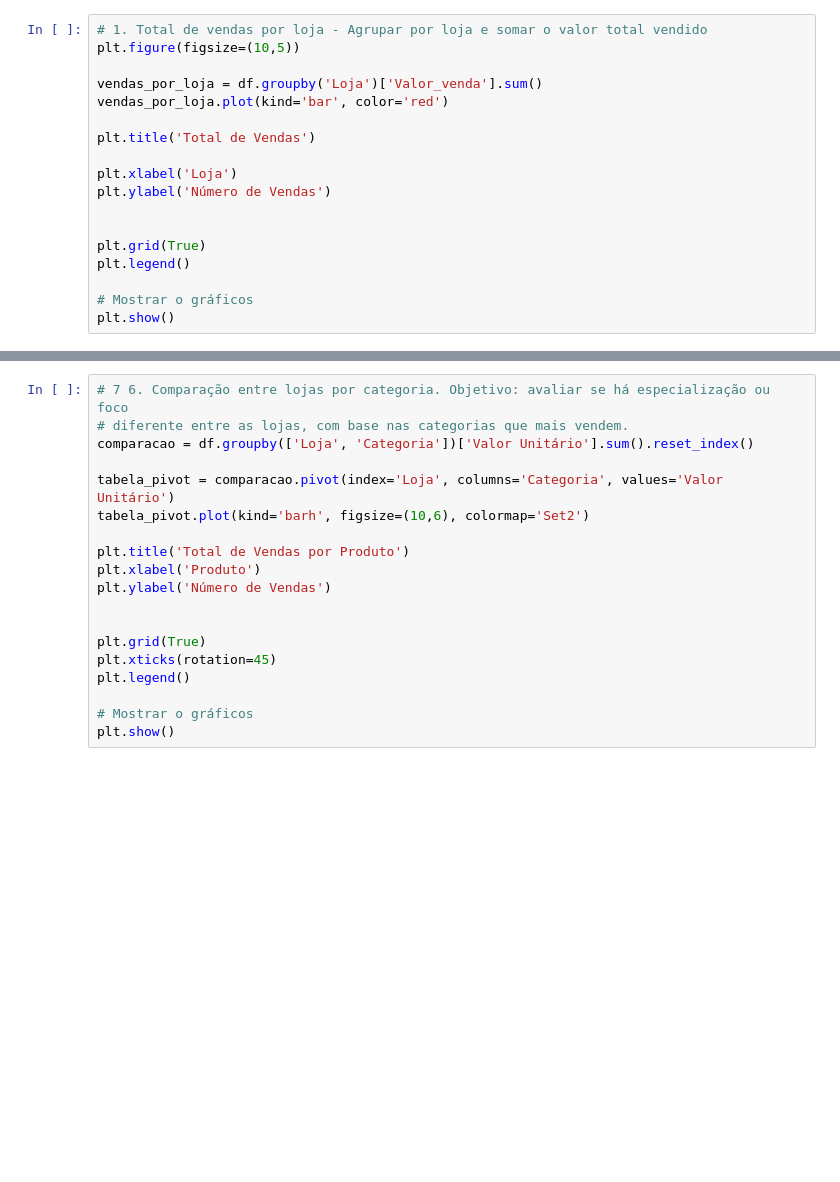
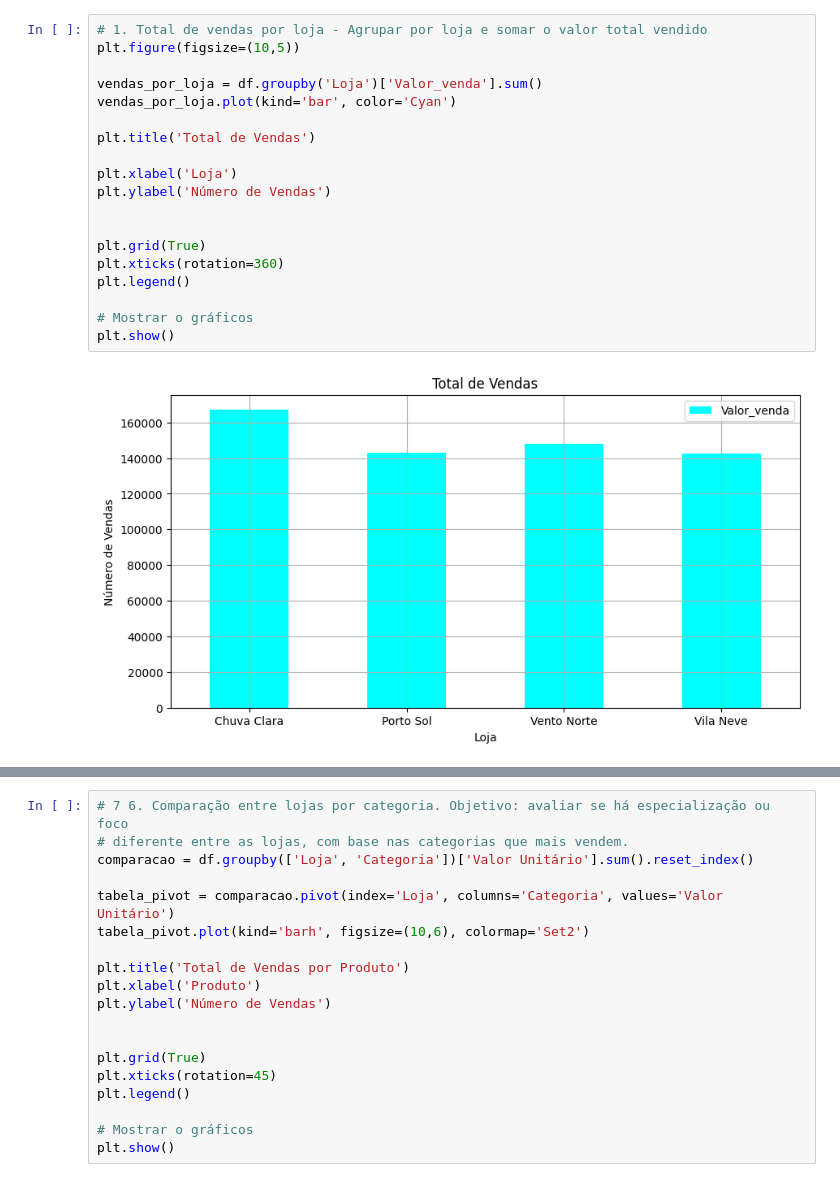
Before and after one commit to MarceloAC04/Dataframe, a Jupyter notebook: exercicios/analise.ipynb, the cells around one changed output, grey strips where cells are left out. Cells and saved outputs as stored; diff of their text form; blank space fills up the shorter version.

```diff
--- a/exercicios/analise.ipynb
+++ b/exercicios/analise.ipynb
@@ -7,18 +25,21 @@ print(df)
 # %%
 # 1. Total de vendas por loja - Agrupar por loja e somar o valor total vendido
 plt.figure(figsize=(10,5))
 
 vendas_por_loja = df.groupby('Loja')['Valor_venda'].sum()
-vendas_por_loja.plot(kind='bar', color='red')
+vendas_por_loja.plot(kind='bar', color='Cyan')
 
 plt.title('Total de Vendas')
 
 plt.xlabel('Loja')
 plt.ylabel('Número de Vendas')
 
 
 plt.grid(True)
+plt.xticks(rotation=360)
 plt.legend()
 
 # Mostrar o gráficos
 plt.show()
+# %% [output]
+[figure, added]
```
Also changed, not shown: parts of 6 cells of this notebook, 3 other files.
